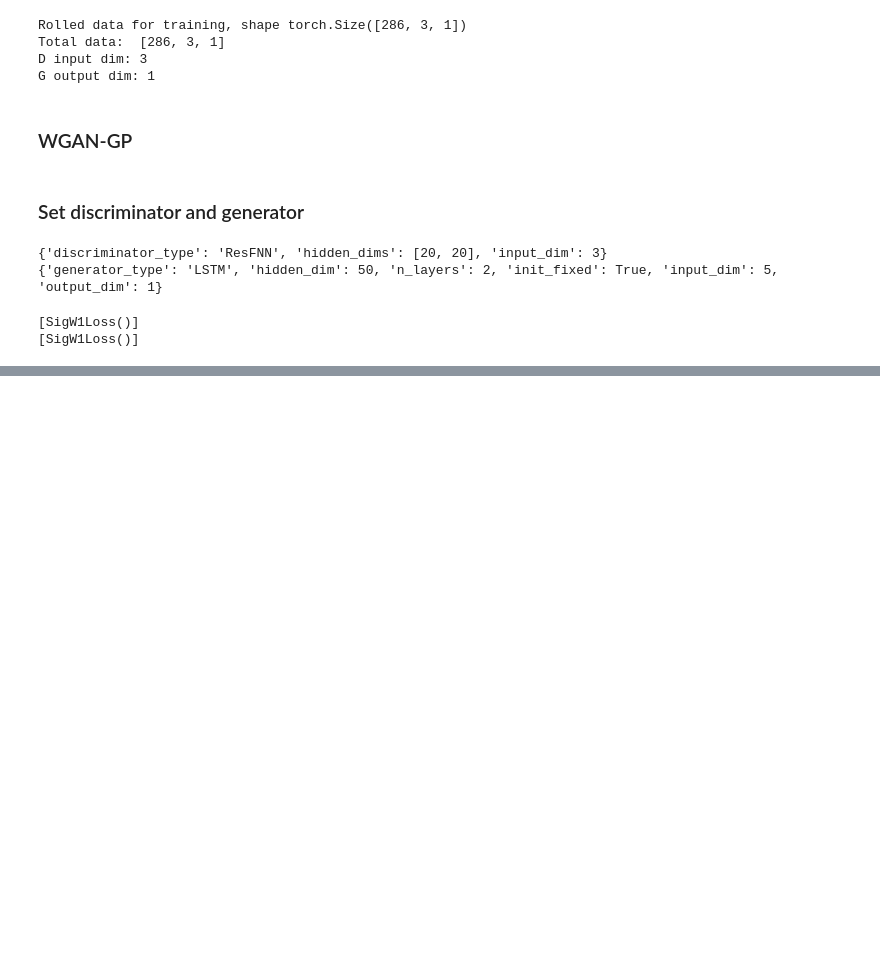
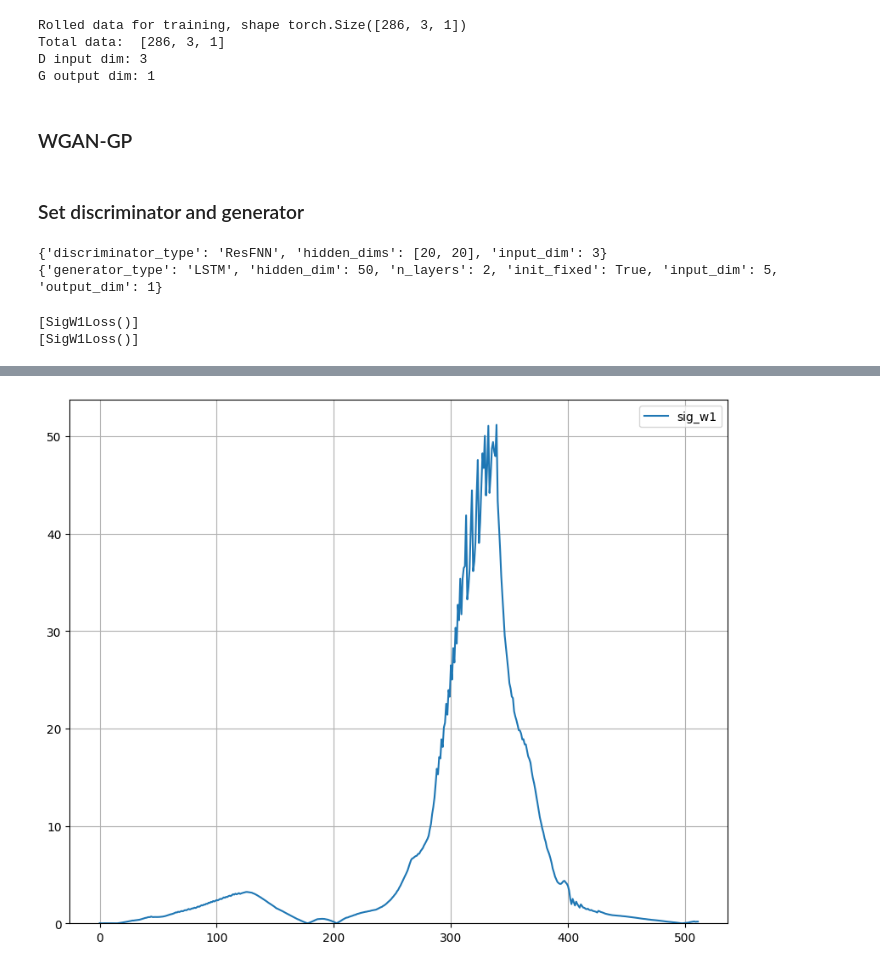
Before and after one commit to levi0206/Signature-GAN, a Jupyter notebook: wgan.ipynb, the cells around one changed output, grey strips where cells are left out. Saved outputs shown, nothing was run; the diff lists cells and outputs as text; code cells hidden in the pictures; blank space fills up the shorter version.

```diff
--- a/wgan.ipynb
+++ b/wgan.ipynb
@@ -211,5 +245,6 @@ experiment_dir = get_experiment_dir("^GSPC", "LSTM", "ResNN", 'WGAN', 2024)
 loss_history = loss_history = os.path.join(experiment_dir, 'LossHistory')
 os.makedirs(loss_history, exist_ok=True)
 # %%
-plot_test_metrics(WGAN.test_metrics_train, WGAN.losses_history, 'train', locate_dir=loss_history)
-plot_test_metrics(WGAN.test_metrics_train, WGAN.losses_history, 'test', locate_dir=loss_history)
+plot_test_metrics(WGAN.test_metrics_train, WGAN.losses_history, 'train')
+# %% [output]
+[figure, added]
```
Also changed, not shown: parts of 8 cells of this notebook, 1 other file.
